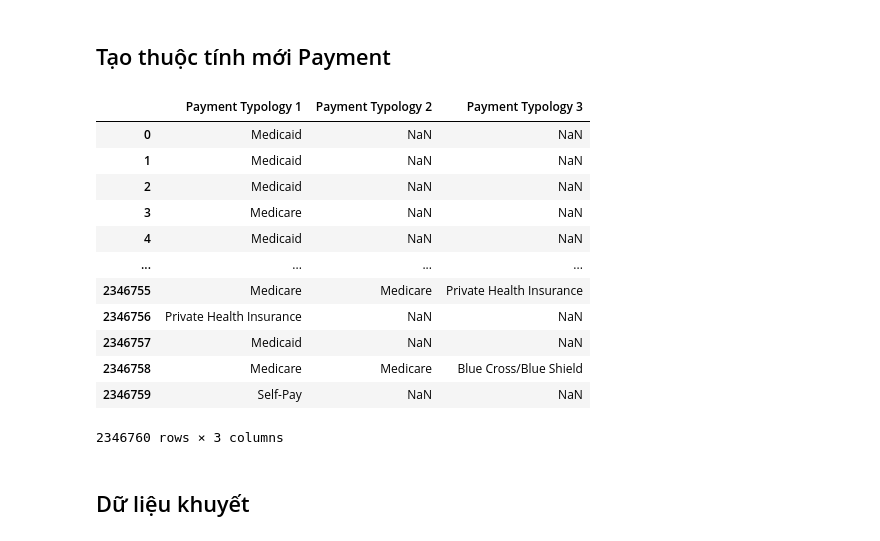
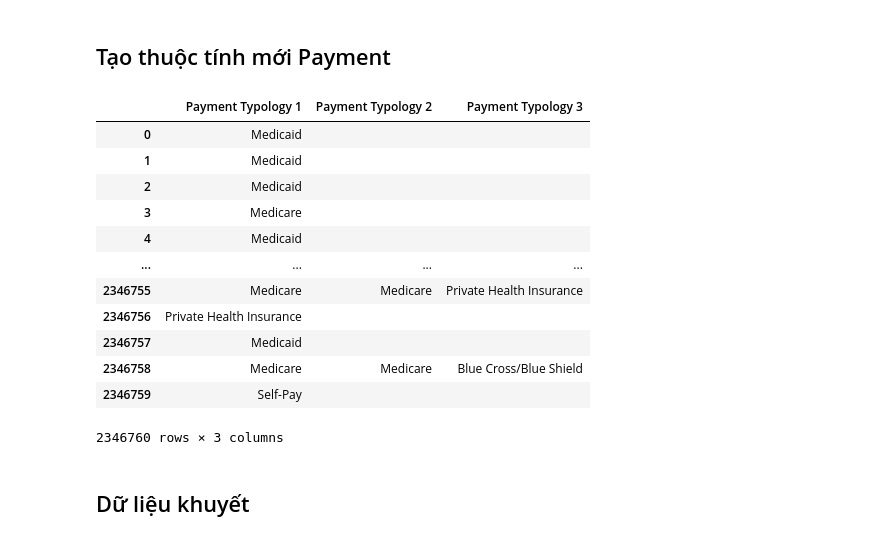
Before and after one commit to viplazylmht/P4DS_final, a Jupyter notebook: P4DS_Final.ipynb, the cells around one changed output. Drawn from its saved outputs; the diff is of its cells as text; code cells hidden in the pictures.

```diff
--- a/P4DS_Final.ipynb
+++ b/P4DS_Final.ipynb
@@ -291,8 +291,9 @@ def convert_to_numeric(Sr):
     new_Sr = pd.to_numeric(new_Sr)
     return new_Sr
 
-data['Total Charges'] = convert_to_numeric(data['Total Charges']).astype('float')
-data['Total Costs'] = convert_to_numeric(data['Total Costs']).astype('float')
+data['Total Charges'] = convert_to_numeric(data['Total Charges'])
+data['Total Costs'] = convert_to_numeric(data['Total Costs'])
+# data[['Total Charges', 'Total Costs']] = data[['Total Charges', 'Total Costs']].apply(pd.to_numeric, errors='coerce')
 # %%
 data.loc[data['Length of Stay'] == '120 +'] = '120'
 data['Length of Stay'] = data['Length of Stay'].astype('int64')
@@ -322,21 +323,21 @@ Kiểm tra lại thấy kiểu dữ liệu đã đúng.
 # %% [markdown]
 ## Tạo thuộc tính mới Payment
 # %%
-payment = data[['Payment Typology 1','Payment Typology 2', 'Payment Typology 3']]#.replace(np.nan, '')
+payment = data[['Payment Typology 1','Payment Typology 2', 'Payment Typology 3']].replace(np.nan, '')
 payment
 # %% [output]
 |  | Payment Typology 1 | Payment Typology 2 | Payment Typology 3 |
-| 0 | Medicaid | NaN | NaN |
-| 1 | Medicaid | NaN | NaN |
-| 2 | Medicaid | NaN | NaN |
-| 3 | Medicare | NaN | NaN |
-| 4 | Medicaid | NaN | NaN |
+| 0 | Medicaid |  |  |
+| 1 | Medicaid |  |  |
+| 2 | Medicaid |  |  |
+| 3 | Medicare |  |  |
+| 4 | Medicaid |  |  |
 | ... | ... | ... | ... |
 | 2346755 | Medicare | Medicare | Private Health Insurance |
-| 2346756 | Private Health Insurance | NaN | NaN |
-| 2346757 | Medicaid | NaN | NaN |
+| 2346756 | Private Health Insurance |  |  |
+| 2346757 | Medicaid |  |  |
 | 2346758 | Medicare | Medicare | Blue Cross/Blue Shield |
-| 2346759 | Self-Pay | NaN | NaN |
+| 2346759 | Self-Pay |  |  |
 2346760 rows × 3 columns
 # %%
 # a = payment['Payment Typology 1'].str.cat(payment['Payment Typology 2'], sep=',').str.cat(payment['Payment Typology 3'], sep=',')
```
Also changed, not shown: parts of 10 cells of this notebook.
